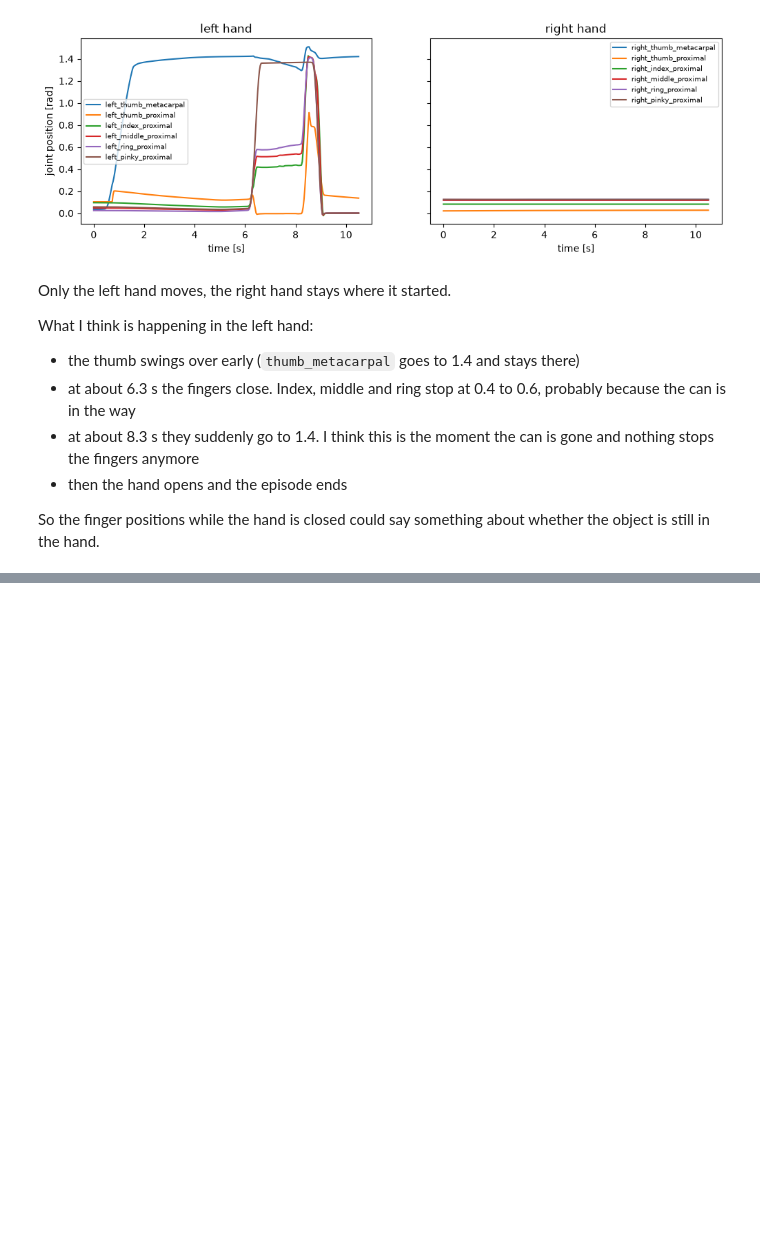
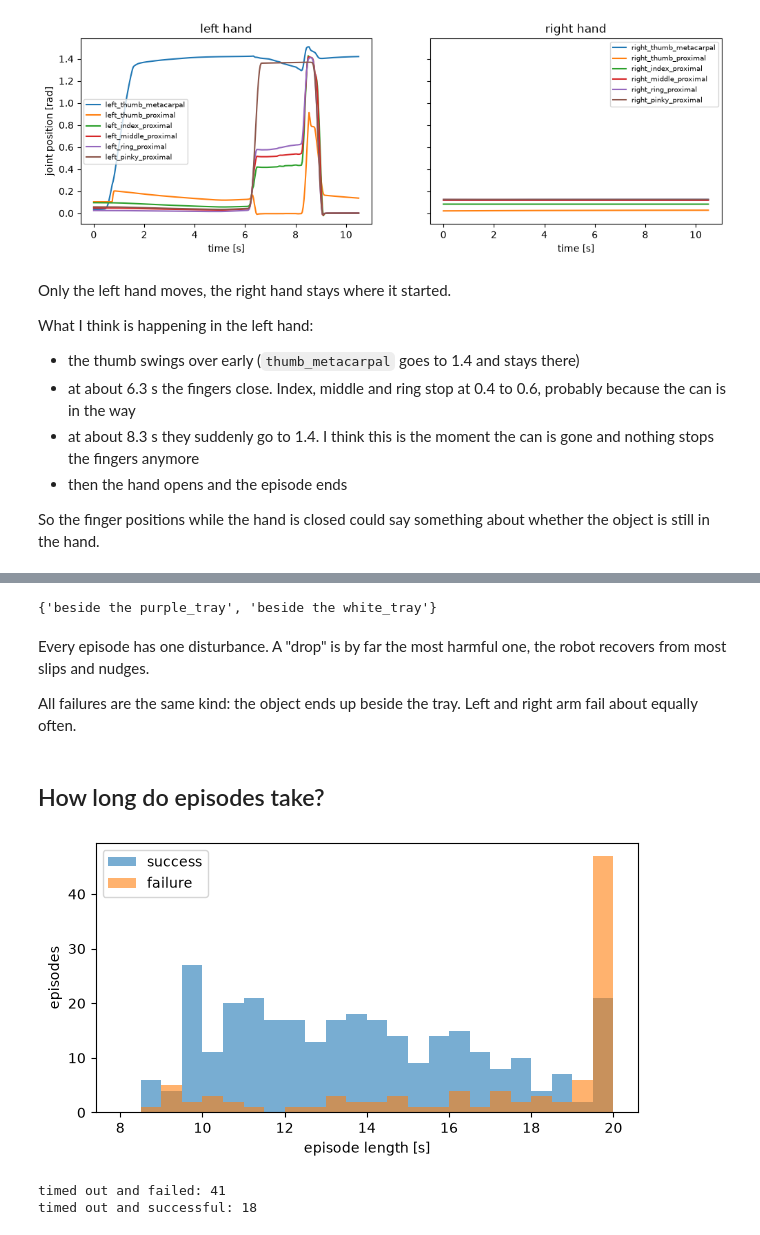
Before and after one commit to Johannes4044/g1-episode-success-classifier, a Jupyter notebook: notebooks/01_data_exploration.ipynb, the cells around one changed output, grey strips where cells are left out. Cells and saved outputs as stored; diff of their text form; code cells hidden in the pictures; blank space fills up the shorter version.

Commit message:
feat: exploration looks at all 400 episodes and compares failures with successes

```diff
--- a/notebooks/01_data_exploration.ipynb
+++ b/notebooks/01_data_exploration.ipynb
@@ -103,0 +108,7 @@ So the finger positions while the hand is closed could say something about wheth
+# %%
+metas = [json.loads(path.read_text()) for path in sorted(EPISODES.glob("*.json"))]
+success = np.array([m["outcome"]["success"] for m in metas])
+
+print("episodes:", len(metas))
+print("successful:", success.sum(), "failed:", (~success).sum())
+print("success rate:", round(success.mean(), 3))
@@ -103,0 +148,30 @@ So the finger positions while the hand is closed could say something about wheth
+# %%
+reasons = [m["outcome"]["reason"] for m in metas if not m["outcome"]["success"]]
+print({reason.split(" is ")[1] for reason in reasons})
+# %% [output]
+{'beside the purple_tray', 'beside the white_tray'}
+# %% [markdown]
+Every episode has one disturbance. A "drop" is by far the most harmful one, the robot recovers from most slips and nudges.
+
+All failures are the same kind: the object ends up beside the tray. Left and right arm fail about equally often.
+# %% [markdown]
+## How long do episodes take?
+# %%
+seconds = np.array([m["outcome"]["seconds"] for m in metas])
+timed_out = np.array([m["outcome"]["timed_out"] for m in metas])
+
+plt.figure(figsize=(7, 3.5))
+bins = np.linspace(8, 20, 25)
+plt.hist(seconds[success], bins=bins, alpha=0.6, label="success")
+plt.hist(seconds[~success], bins=bins, alpha=0.6, label="failure")
+plt.xlabel("episode length [s]")
+plt.ylabel("episodes")
+plt.legend()
+plt.show()
+
+print("timed out and failed:", (timed_out & ~success).sum())
+print("timed out and successful:", (timed_out & success).sum())
+# %% [output]
+[figure, added]
+timed out and failed: 41
+timed out and successful: 18
```
Also changed, not shown: parts of 11 cells of this notebook.
